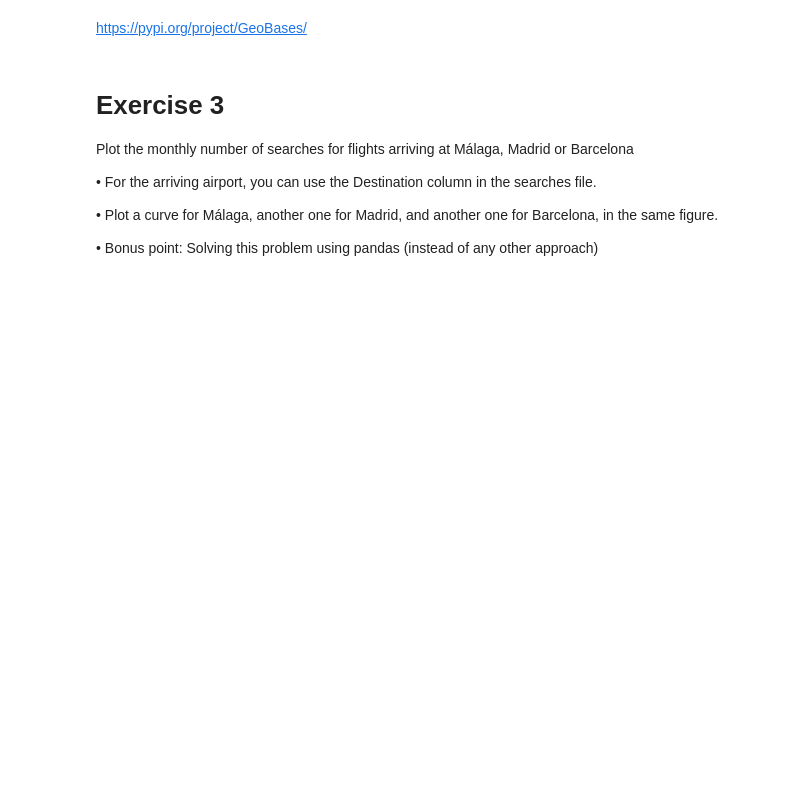
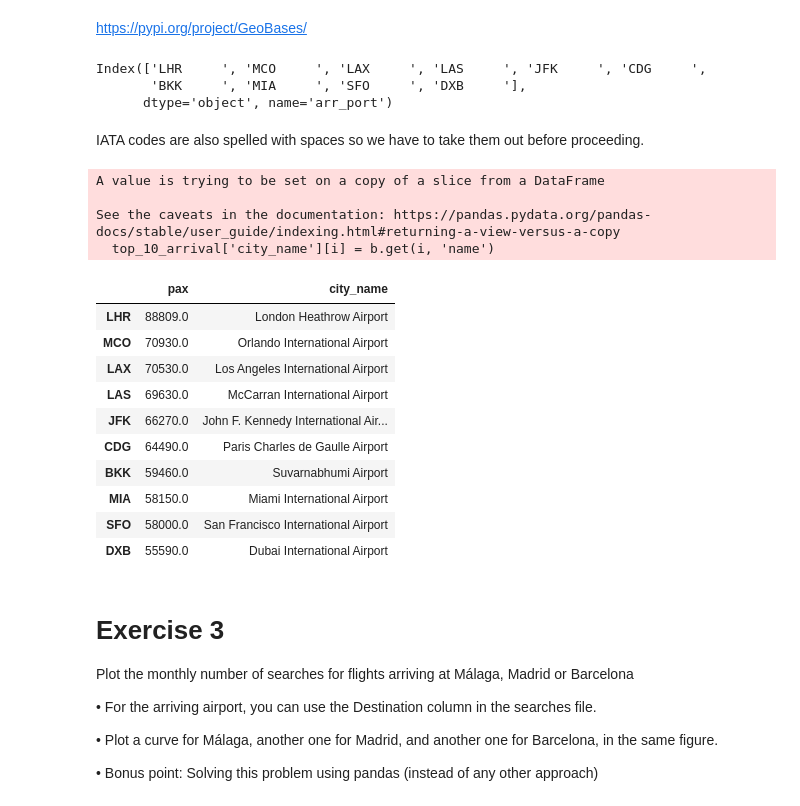
Before and after one commit to jorgegmartin/Master_Data_Science, a Jupyter notebook: 08_DataScienceChallenge/DS_Challenge.ipynb, the cells around one changed output. Saved outputs shown, nothing was run; the diff lists cells and outputs as text; code cells hidden in the pictures; blank space fills up the shorter version.

```diff
--- a/08_DataScienceChallenge/DS_Challenge.ipynb
+++ b/08_DataScienceChallenge/DS_Challenge.ipynb
@@ -127,8 +127,3 @@ df_full = pd.read_csv(
                      #nrows = 100000
                      chunksize=100_000 # con este parametro se convierte en un iterador
                     )
-# %%
-with df_full as df_iter:
-    for chunk in df_full:
-        print(len(chunk))
-        break
@@ -139,7 +132,10 @@ Once we have a valid loop over the full data set, and a way to look for the top
 # %%
 top_airports = []
-i=0
 with df_full as df_iter:
     for chunk in df_full:
         top_chunk = chunk.groupby('arr_port')['pax'].sum().reset_index().sort_values(by='pax', ascending=False)
-        top_airports = top_airports.append(top_chunk)
+        top_airports.append(top_chunk)
+
+top = pd.concat(top_airports, axis= 0)
+
+top_10_arrival = top.groupby('arr_port').sum().sort_values(by='pax', ascending=False).head(10).copy()
@@ -163,5 +144,38 @@ AttributeError: 'list' object has no attribute 'groupby'
 # %% [markdown]
 https://pypi.org/project/GeoBases/
+# %%
+top_10_arrival.index
+# %% [output]
+Index(['LHR     ', 'MCO     ', 'LAX     ', 'LAS     ', 'JFK     ', 'CDG     ',
+       'BKK     ', 'MIA     ', 'SFO     ', 'DXB     '],
+      dtype='object', name='arr_port')
+# %% [markdown]
+IATA codes are also spelled with spaces so we have to take them out before proceeding.
+# %%
+top_10_arrival.index = [ind.strip() for ind in top_10_arrival.index]
+# %%
+b = nb.NeoBase()
+for i in top_10_arrival.index:
+    top_10_arrival['city_name'][i] = b.get(i, 'name')
+# %% [output]
+A value is trying to be set on a copy of a slice from a DataFrame
+
+See the caveats in the documentation: https://pandas.pydata.org/pandas-docs/stable/user_guide/indexing.html#returning-a-view-versus-a-copy
+  top_10_arrival['city_name'][i] = b.get(i, 'name')
+# %%
+top_10_arrival
+# %% [output]
+|  | pax | city_name |
+| LHR | 88809.0 | London Heathrow Airport |
+| MCO | 70930.0 | Orlando International Airport |
+| LAX | 70530.0 | Los Angeles International Airport |
+| LAS | 69630.0 | McCarran International Airport |
+| JFK | 66270.0 | John F. Kennedy International Air... |
+| CDG | 64490.0 | Paris Charles de Gaulle Airport |
+| BKK | 59460.0 | Suvarnabhumi Airport |
+| MIA | 58150.0 | Miami International Airport |
+| SFO | 58000.0 | San Francisco International Airport |
+| DXB | 55590.0 | Dubai International Airport |
 # %% [markdown]
 # Exercise 3
 
```
Also changed, not shown: parts of 19 cells of this notebook.
